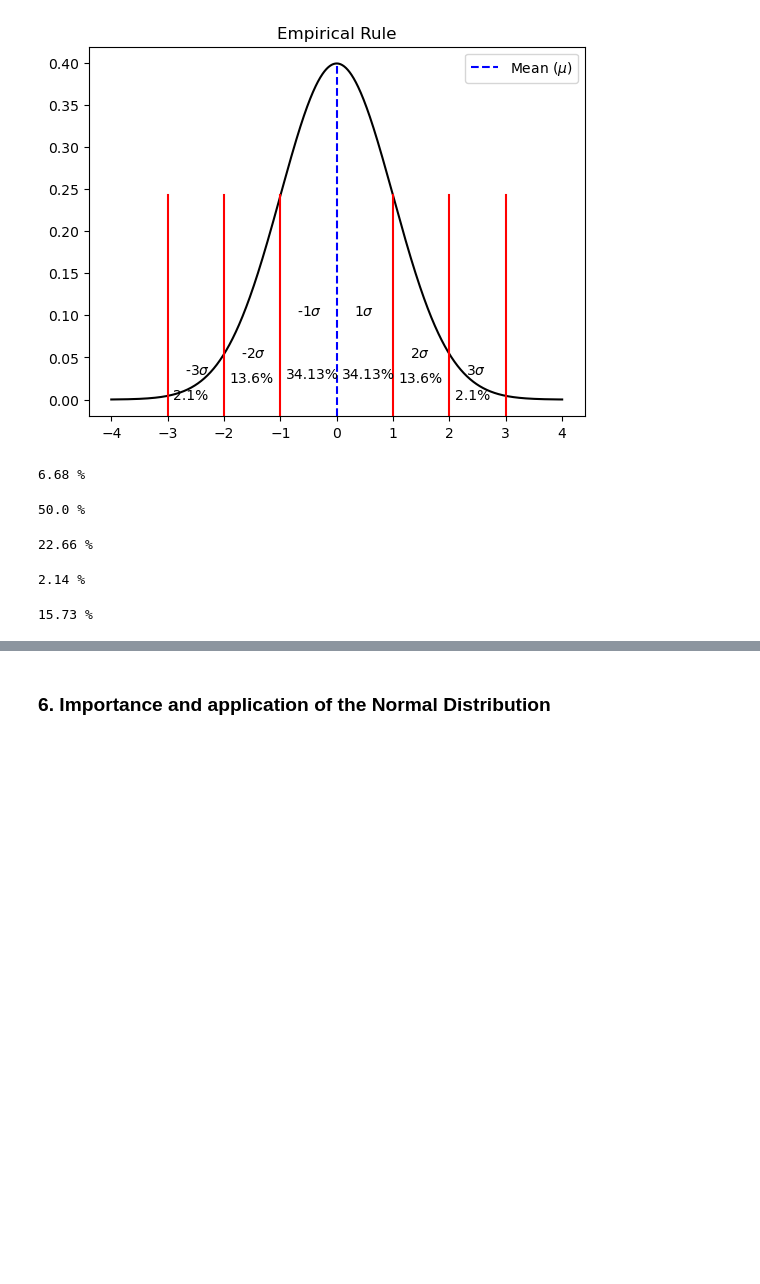
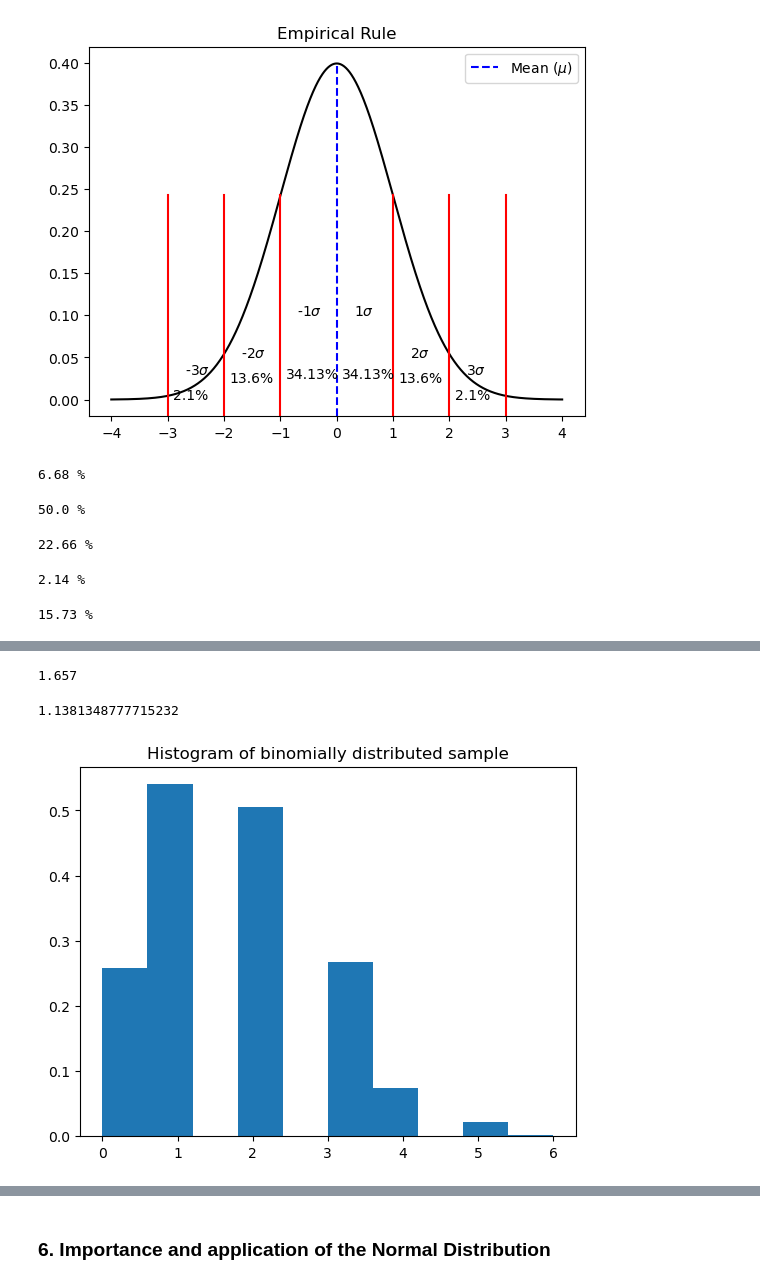
Before and after one commit to evaczeydapommersheim/Funddata---assessment, a Jupyter notebook: Normal Distribution/Normal_Distribution_Project_Winter 2022-23.ipynb, the cells around one changed output, grey strips where cells are left out. Drawn from its saved outputs; the diff is of its cells as text; code cells hidden in the pictures; blank space fills up the shorter version.

```diff
--- a/Normal Distribution/Normal_Distribution_Project_Winter 2022-23.ipynb
+++ b/Normal Distribution/Normal_Distribution_Project_Winter 2022-23.ipynb
@@ -485,0 +503,17 @@ If inde samples is taken from a given population
+# %%
+# Mean of sample variable
+sample.mean()
+# %% [output]
+1.657
+# %%
+# Standard deviation of sample variable
+sample.std()
+# %% [output]
+1.1381348777715232
+# %%
+# Plotting the histogram of this sample binomial distribution
+count, bins, ignored = plt.hist(sample, 10, density=True)
+plt.title('Histogram of binomially distributed sample')
+plt.show()
+# %% [output]
+[figure, added]
```
Also changed, not shown: parts of 45 cells of this notebook, 2 other files.
